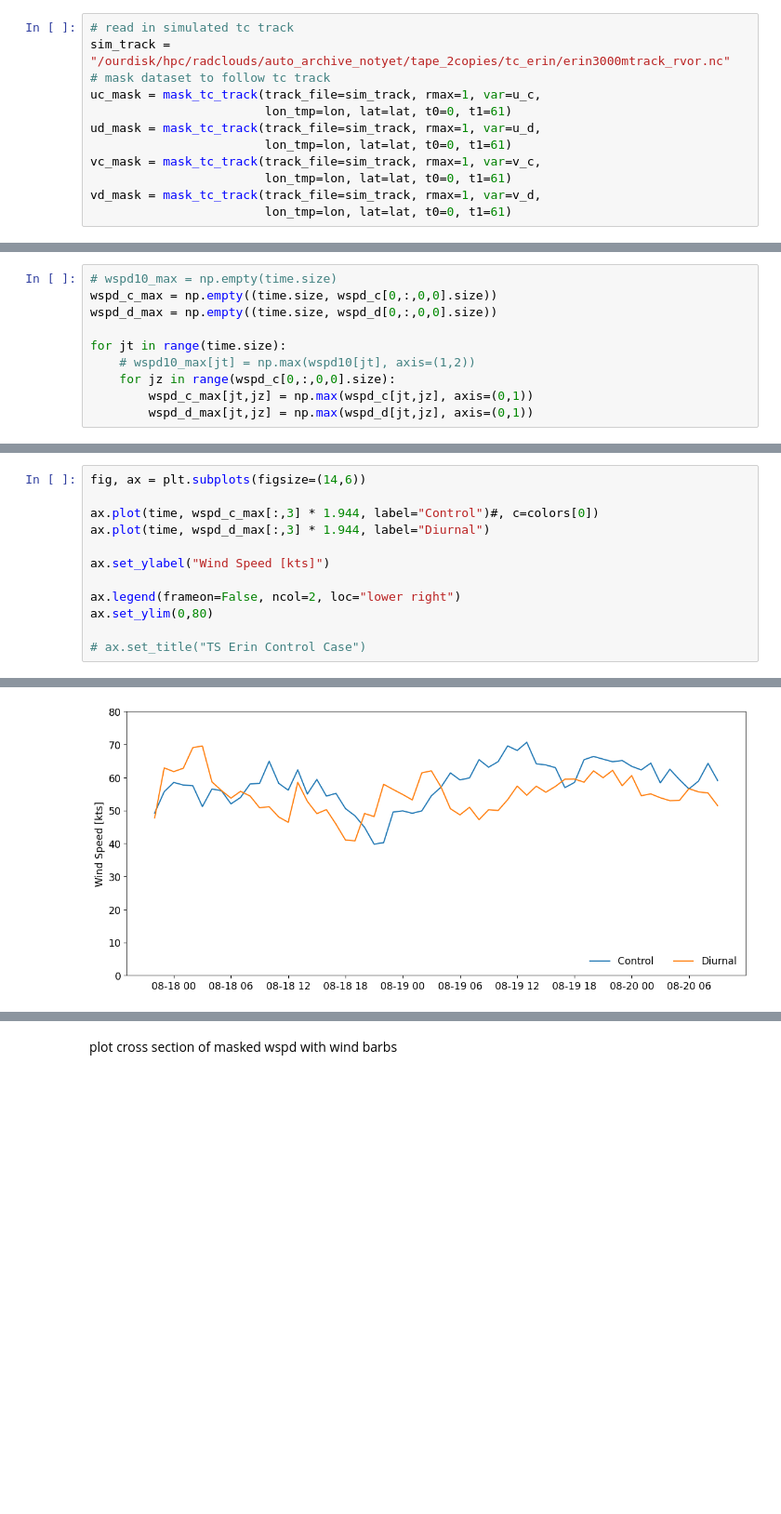
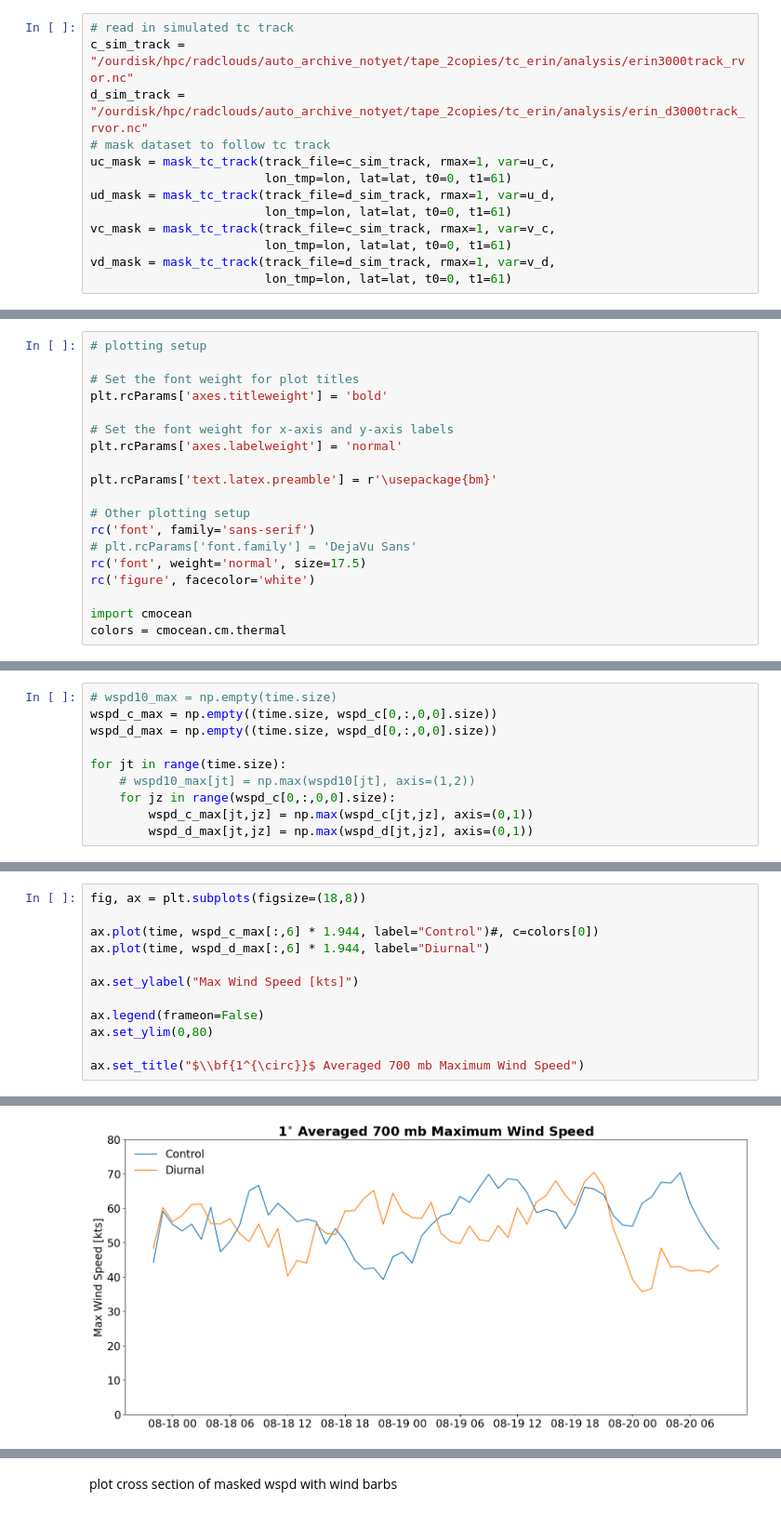
Before and after one commit to jhruppert/tc_erin, a Jupyter notebook: analysis/plot_tc_wind.ipynb, the cells around one changed output, grey strips where cells are left out. Shown at 93% size. Saved outputs shown, nothing was run; the diff lists cells and outputs as text; blank space fills up the shorter version.

Commit message:
plotting updates

```diff
--- a/analysis/plot_tc_wind.ipynb
+++ b/analysis/plot_tc_wind.ipynb
@@ -53,15 +53,16 @@ expand and reorder dimensions to fit mask_tc_track function
 read in tc track, mask to follow track
 # %%
 # read in simulated tc track
-sim_track = "/ourdisk/hpc/radclouds/auto_archive_notyet/tape_2copies/tc_erin/erin3000mtrack_rvor.nc"
+c_sim_track = "/ourdisk/hpc/radclouds/auto_archive_notyet/tape_2copies/tc_erin/analysis/erin3000track_rvor.nc"
+d_sim_track = "/ourdisk/hpc/radclouds/auto_archive_notyet/tape_2copies/tc_erin/analysis/erin_d3000track_rvor.nc"
 # mask dataset to follow tc track
-uc_mask = mask_tc_track(track_file=sim_track, rmax=1, var=u_c,
+uc_mask = mask_tc_track(track_file=c_sim_track, rmax=1, var=u_c,
                         lon_tmp=lon, lat=lat, t0=0, t1=61)
-ud_mask = mask_tc_track(track_file=sim_track, rmax=1, var=u_d,
+ud_mask = mask_tc_track(track_file=d_sim_track, rmax=1, var=u_d,
                         lon_tmp=lon, lat=lat, t0=0, t1=61)
-vc_mask = mask_tc_track(track_file=sim_track, rmax=1, var=v_c,
+vc_mask = mask_tc_track(track_file=c_sim_track, rmax=1, var=v_c,
                         lon_tmp=lon, lat=lat, t0=0, t1=61)
-vd_mask = mask_tc_track(track_file=sim_track, rmax=1, var=v_d,
+vd_mask = mask_tc_track(track_file=d_sim_track, rmax=1, var=v_d,
                         lon_tmp=lon, lat=lat, t0=0, t1=61)
 # %% [markdown]
 calculate masked windspeed
@@ -78,0 +80,19 @@ find max wspd in tc track mask for each timestep
+# %%
+# plotting setup
+
+# Set the font weight for plot titles
+plt.rcParams['axes.titleweight'] = 'bold'
+
+# Set the font weight for x-axis and y-axis labels
+plt.rcParams['axes.labelweight'] = 'normal'
+
+plt.rcParams['text.latex.preamble'] = r'\usepackage{bm}'
+
+# Other plotting setup
+rc('font', family='sans-serif')
+# plt.rcParams['font.family'] = 'DejaVu Sans'
+rc('font', weight='normal', size=17.5)
+rc('figure', facecolor='white')
+
+import cmocean
+colors = cmocean.cm.thermal
@@ -100,13 +111,13 @@ plot timeseries of max wspd
 # %%
-fig, ax = plt.subplots(figsize=(14,6))
+fig, ax = plt.subplots(figsize=(18,8))
 
-ax.plot(time, wspd_c_max[:,3] * 1.944, label="Control")#, c=colors[0])
-ax.plot(time, wspd_d_max[:,3] * 1.944, label="Diurnal")
+ax.plot(time, wspd_c_max[:,6] * 1.944, label="Control")#, c=colors[0])
+ax.plot(time, wspd_d_max[:,6] * 1.944, label="Diurnal")
 
-ax.set_ylabel("Wind Speed [kts]")
+ax.set_ylabel("Max Wind Speed [kts]")
 
-ax.legend(frameon=False, ncol=2, loc="lower right")
+ax.legend(frameon=False)
 ax.set_ylim(0,80)
 
-# ax.set_title("TS Erin Control Case")
+ax.set_title("$\\bf{1^{\circ}}$ Averaged 700 mb Maximum Wind Speed")
 # %% [output]
@@ -114 +125 @@ ax.set_ylim(0,80)
-[figure, old version]
+[figure, new version]
```
Also changed, not shown: parts of 14 cells of this notebook.
